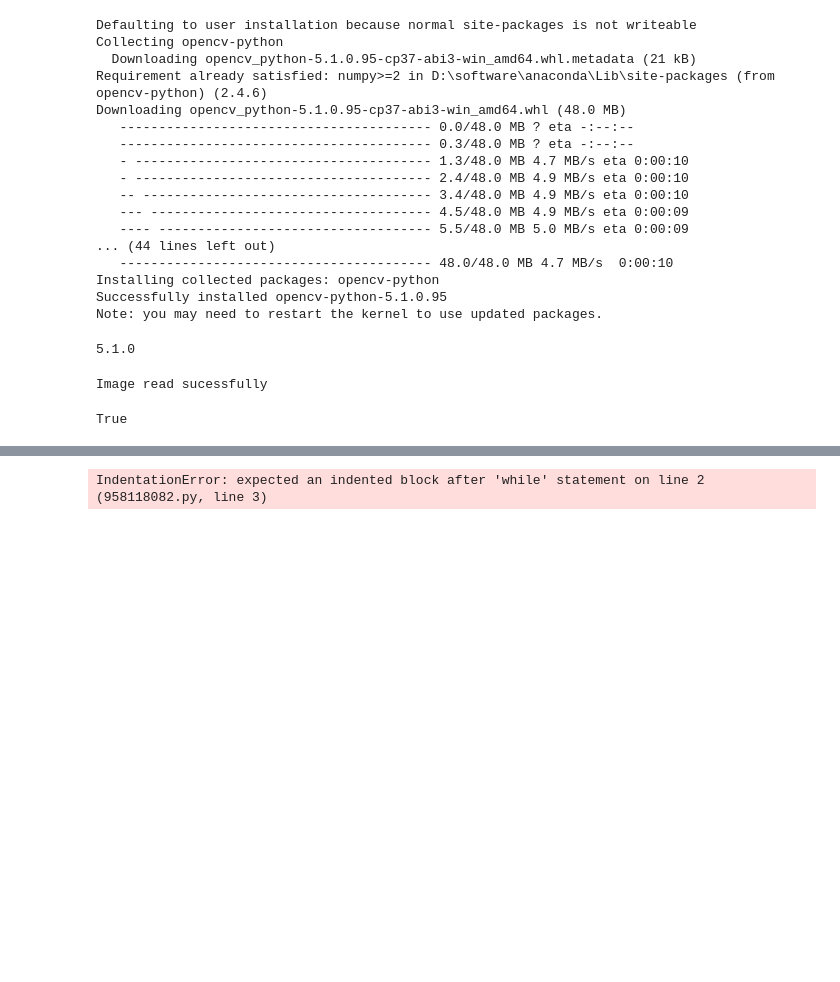
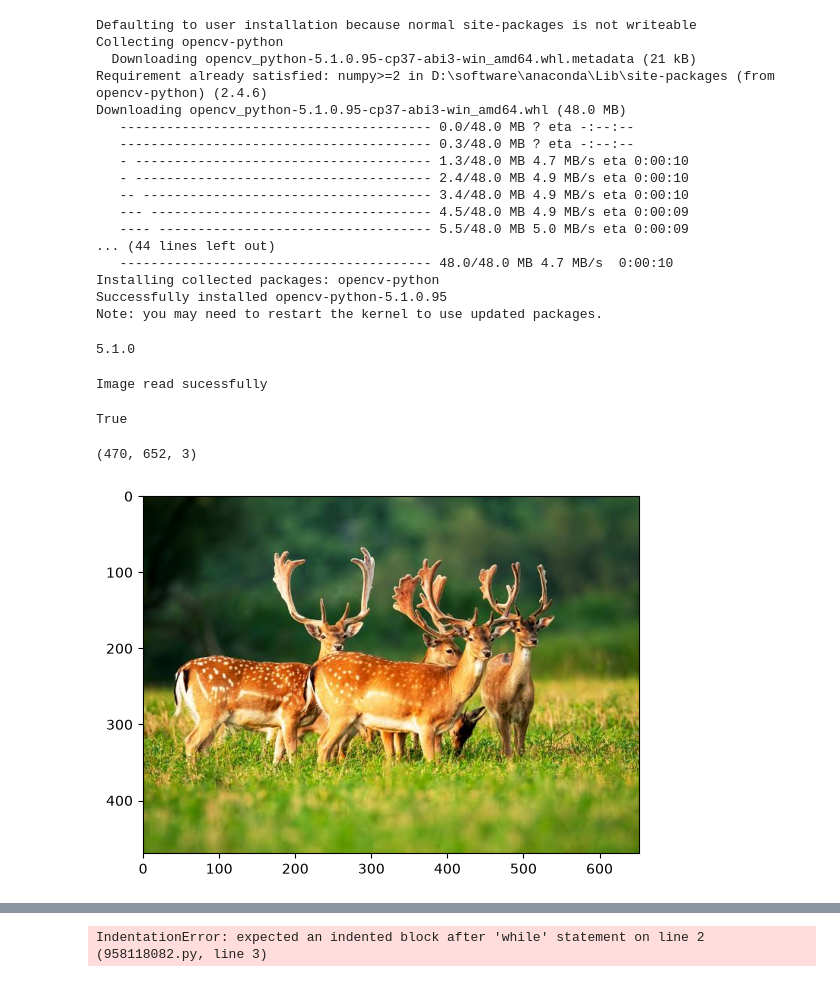
Before and after one commit to Yasuru-Dev/numpy-opencv-vision, a Jupyter notebook: opencv/Untitled.ipynb, the cells around one changed output, grey strips where cells are left out. Saved outputs shown, nothing was run; the diff lists cells and outputs as text; code cells hidden in the pictures; blank space fills up the shorter version.

Commit message:
image resizing

```diff
--- a/opencv/Untitled.ipynb
+++ b/opencv/Untitled.ipynb
@@ -57,3 +55,13 @@ img_new = img+30
 cv2.imwrite("output.jpg" , img_new)
 # %% [output]
 True
+# %%
+#image resizing,scaling,interpolation
+import cv2
+import matplotlib.pyplot as plt#when use plt sepereate window no need,,open in note book
+img3 = cv2.imread("image/deerimage.jpg")
+image_rgb = cv2.cvtColor(img3,cv2.COLOR_BGR2RGB)
+plt.imshow(image_rgb)
+# %% [output]
+(470, 652, 3)
+[figure, added]
```
Also changed, not shown: parts of 2 cells of this notebook, 1 other file.
